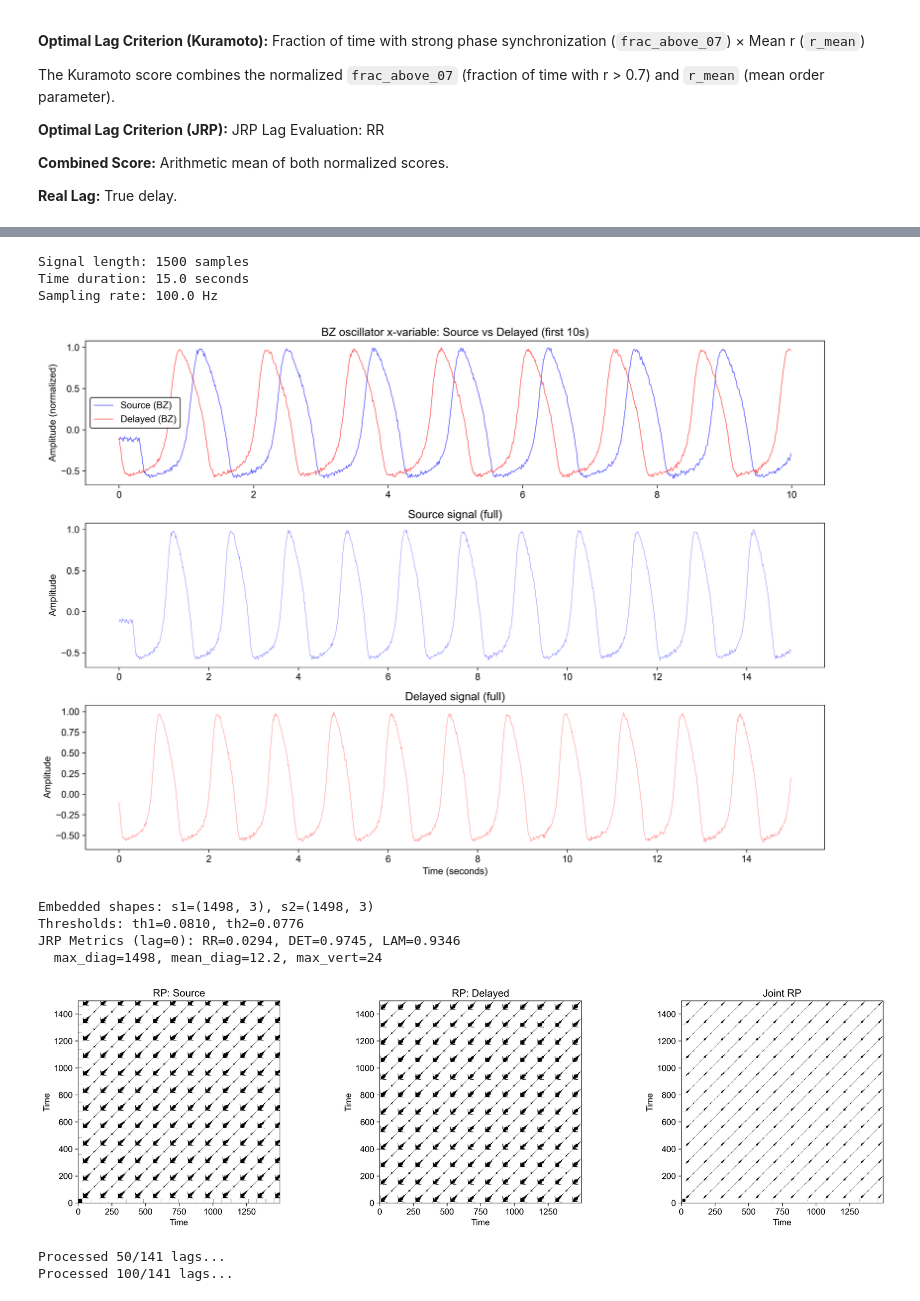
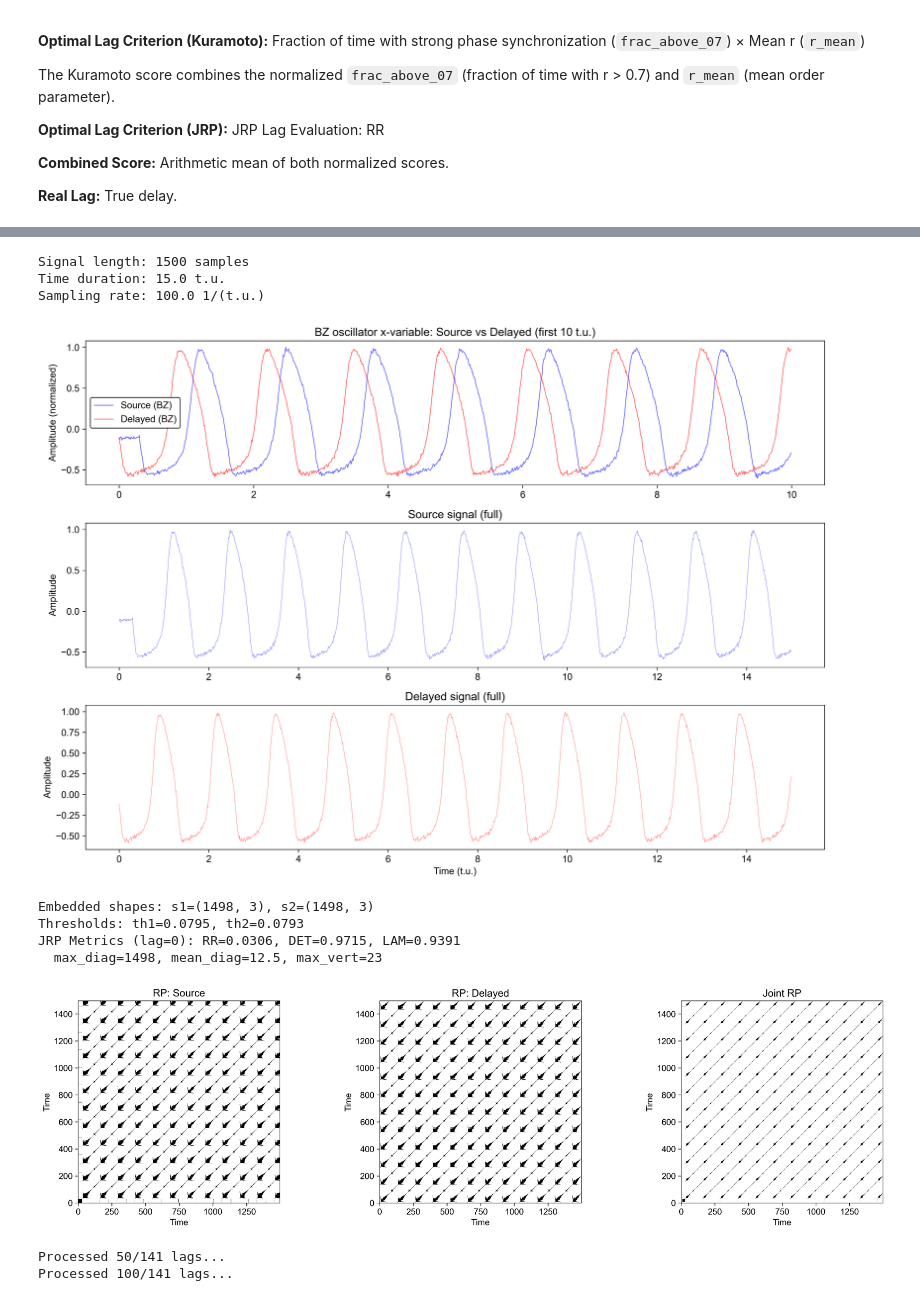
Before and after one commit to dgarciacesga/synch_delay, a Jupyter notebook: notebooks/kuramoto_jrp_analysis_bz_delayed.ipynb, the cells around one changed output, grey strips where cells are left out. Cells and saved outputs as stored; diff of their text form; code cells hidden in the pictures.

```diff
--- a/notebooks/kuramoto_jrp_analysis_bz_delayed.ipynb
+++ b/notebooks/kuramoto_jrp_analysis_bz_delayed.ipynb
@@ -92,8 +92,8 @@ Computing Kuramoto order parameter...
 # %%
 # Extract signals from pipeline
 signal_pair = pipeline.signal_pair
-s1 = signal_pair.signal_b  # Source (reference)
-s2 = signal_pair.signal_a  # Delayed version
+s2 = signal_pair.signal_b  # Source (reference)
+s1 = signal_pair.signal_a  # Delayed version
 
 # Normalize to [-1, 1] centered at 0
 def normalize_zero_centered(x):
@@ -107,43 +107,43 @@ def normalize_zero_centered(x):
 s1_norm = normalize_zero_centered(s1)
 s2_norm = normalize_zero_centered(s2)
 
-time_axis = np.arange(len(s1_norm)) / signal_pair.sampling_rate
+time_axis_tu_tu = np.arange(len(s1_norm)) / signal_pair.sampling_rate
 
 print(f'Signal length: {len(s1_norm)} samples')
-print(f'Time duration: {time_axis[-1]:.1f} seconds')
-print(f'Sampling rate: {signal_pair.sampling_rate} Hz')
+print(f'Time duration: {time_axis_tu_tu[-1]:.1f} t.u.')
+print(f'Sampling rate: {signal_pair.sampling_rate} 1/(t.u.)')
 # %% [output]
 Signal length: 1500 samples
-Time duration: 15.0 seconds
-Sampling rate: 100.0 Hz
+Time duration: 15.0 t.u.
+Sampling rate: 100.0 1/(t.u.)
 # %%
 # Plot raw signals
 fig, axes = plt.subplots(3, 1, figsize=(14, 10))
 fig.patch.set_facecolor('white')
 
 n_show = min(1000, len(s1_norm))
-axes[0].plot(time_axis[:n_show], s1_norm[:n_show], 'b-', label='Source (BZ)', alpha=0.7, linewidth=0.8)
-axes[0].plot(time_axis[:n_show], s2_norm[:n_show], 'r-', label='Delayed (BZ)', alpha=0.7, linewidth=0.8)
+axes[0].plot(time_axis_tu_tu[:n_show], s1_norm[:n_show], 'b-', label='Source (BZ)', alpha=0.7, linewidth=0.8)
+axes[0].plot(time_axis_tu_tu[:n_show], s2_norm[:n_show], 'r-', label='Delayed (BZ)', alpha=0.7, linewidth=0.8)
 axes[0].set_ylabel('Amplitude (normalized)')
-axes[0].set_title(f'BZ oscillator x-variable: Source vs Delayed (first {n_show/100:.0f}s)')
+axes[0].set_title(f'BZ oscillator x-variable: Source vs Delayed (first {n_show/100:.0f} t.u.)')
 axes[0].legend(frameon=True, framealpha=0.9, edgecolor="black")
 axes[0].grid(False)
 
-axes[1].plot(time_axis, s1_norm, 'b-', alpha=0.5, linewidth=0.5)
+axes[1].plot(time_axis_tu_tu, s1_norm, 'b-', alpha=0.5, linewidth=0.5)
 axes[1].set_ylabel('Amplitude')
 axes[1].set_title('Source signal (full)')
 axes[1].grid(False)
 
-axes[2].plot(time_axis, s2_norm, 'r-', alpha=0.5, linewidth=0.5)
+axes[2].plot(time_axis_tu_tu, s2_norm, 'r-', alpha=0.5, linewidth=0.5)
 axes[2].set_ylabel('Amplitude')
-axes[2].set_xlabel('Time (seconds)')
+axes[2].set_xlabel('Time (t.u.)')
 axes[2].set_title('Delayed signal (full)')
 axes[2].grid(False)
 
 plt.tight_layout()
 plt.show()
 # %% [output]
-[figure, old version]
+[figure, new version]
 # %%
 # --- HILBERT + KURAMOTO FUNCTIONS ---
 def get_phase(signal):
@@ -287,9 +287,9 @@ plt.tight_layout()
 plt.show()
 # %% [output]
 Embedded shapes: s1=(1498, 3), s2=(1498, 3)
-Thresholds: th1=0.0810, th2=0.0776
-JRP Metrics (lag=0): RR=0.0294, DET=0.9745, LAM=0.9346
-  max_diag=1498, mean_diag=12.2, max_vert=24
+Thresholds: th1=0.0795, th2=0.0793
+JRP Metrics (lag=0): RR=0.0306, DET=0.9715, LAM=0.9391
+  max_diag=1498, mean_diag=12.5, max_vert=23
 [figure]
 # %%
 # Sweep lags with both Kuramoto and JRP metrics
```
Also changed, not shown: parts of 8 cells of this notebook, 39 other files.
